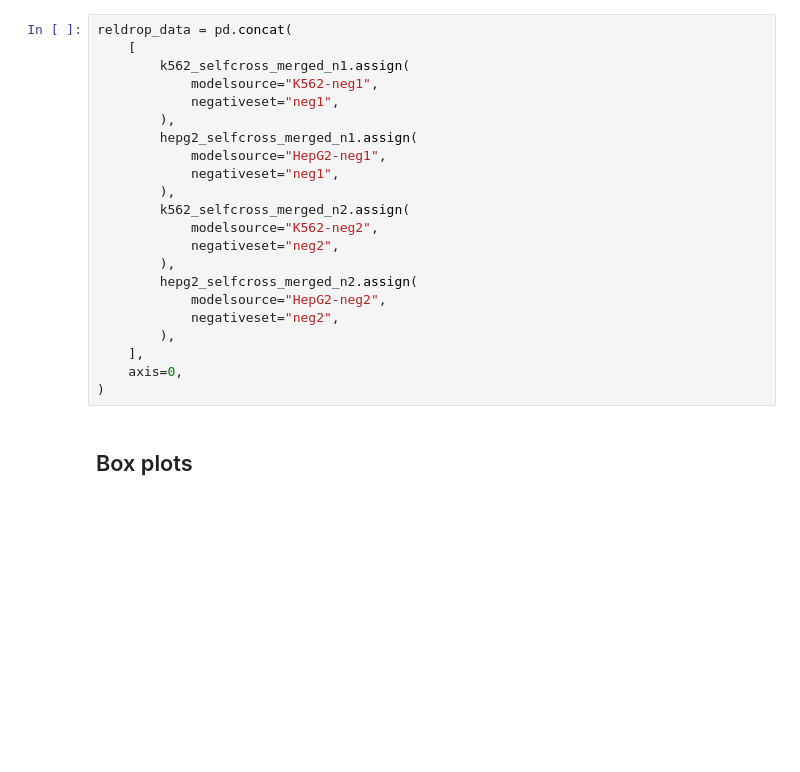
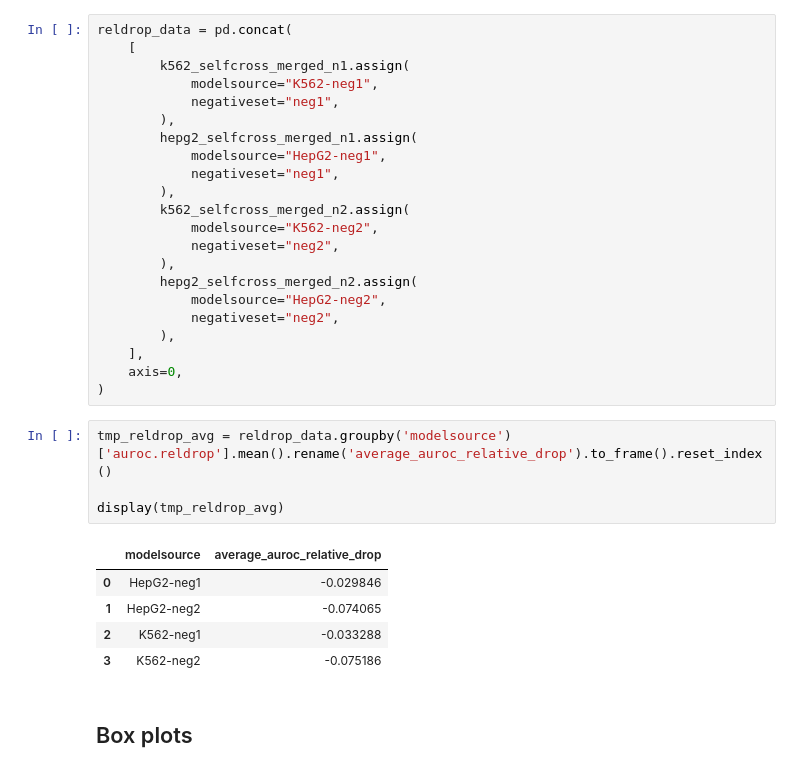
Before and after one commit to mhorlacher/Benchmark-RBP, a Jupyter notebook: analyses/notebooks/cross_celltypes.ipynb, the cells around one changed output. Saved outputs shown, nothing was run; the diff lists cells and outputs as text; blank space fills up the shorter version.

```diff
--- a/analyses/notebooks/cross_celltypes.ipynb
+++ b/analyses/notebooks/cross_celltypes.ipynb
@@ -572,6 +601,16 @@ reldrop_data = pd.concat(
     ],
     axis=0,
 )
+# %%
+tmp_reldrop_avg = reldrop_data.groupby('modelsource')['auroc.reldrop'].mean().rename('average_auroc_relative_drop').to_frame().reset_index()
+
+display(tmp_reldrop_avg)
+# %% [output]
+|  | modelsource | average_auroc_relative_drop |
+| 0 | HepG2-neg1 | -0.029846 |
+| 1 | HepG2-neg2 | -0.074065 |
+| 2 | K562-neg1 | -0.033288 |
+| 3 | K562-neg2 | -0.075186 |
 # %% [markdown]
 ## Box plots
 # %%
```
Also changed, not shown: parts of 10 cells of this notebook.
